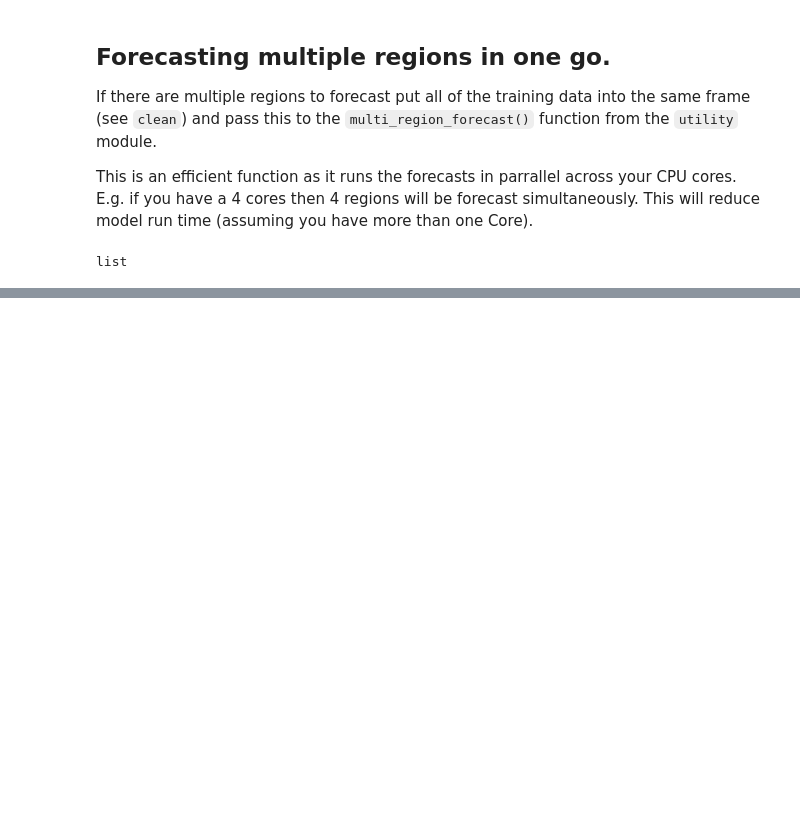
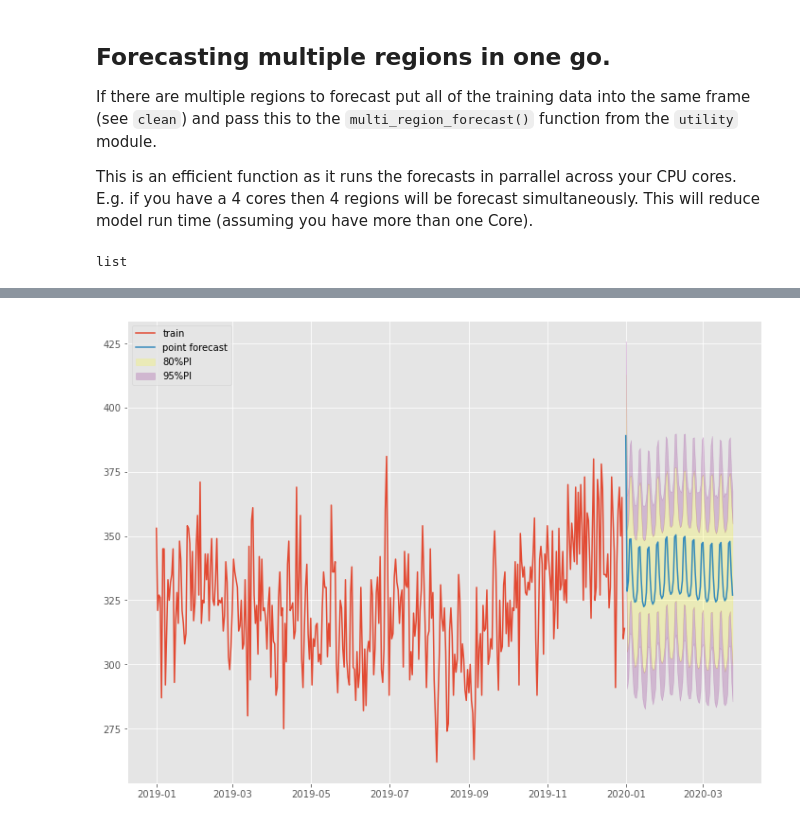
Before and after one commit to TomMonks/swast-forecast-tool, a Jupyter notebook: tutorial.ipynb, the cells around one changed output, grey strips where cells are left out. Drawn from its saved outputs; the diff is of its cells as text; code cells hidden in the pictures; blank space fills up the shorter version.

```diff
--- a/tutorial.ipynb
+++ b/tutorial.ipynb
@@ -164,0 +183,43 @@ forecasts[1]
+# %%
+def forecast_and_plot(y_train, horizon=84):
+
+
+    alphas = [0.05, 0.2]
+
+    forecasts = []
+    for alpha in alphas:
+        result = forecast(y_train, horizon, alpha=alpha)
+        forecasts.append(result)
+
+
+    fig, ax = plt.subplots(1,1, figsize=(12,9))
+    ax.plot(y_train.iloc[-365:])
+    ax.plot(forecasts[0]['yhat'])
+
+    ax.fill_between(forecasts[1].index, forecasts[1]['yhat'], forecasts[1]['yhat_upper80'],
+                        alpha=0.2,
+                        label='80% PI', color='yellow');
+
+    ax.fill_between(forecasts[1].index, forecasts[1]['yhat'], forecasts[1]['yhat_lower_80'],
+                        alpha=0.2,
+                        label='80% PI', color='yellow');
+
+    ax.fill_between(forecasts[0].index, forecasts[1]['yhat_upper80'], forecasts[0]['yhat_upper95'],
+                        alpha=0.2,
+                        label='95% PI', color='purple');
+
+    ax.fill_between(forecasts[0].index, forecasts[1]['yhat_lower_80'], forecasts[0]['yhat_lower_95'],
+                        alpha=0.2,
+                        label='95% PI', color='purple');
+
+
+
+    ax.legend(['train', 'point forecast', '80%PI', '_ignore','_ignore',
+                       '95%PI'], loc=2);
+
+    #ax.plot(forecasts[0]['yhat_upper95'], color='black')
+    #ax.plot(forecasts[0]['yhat_lower_95'], color='black')
+# %%
+forecast_and_plot(clean['Wiltshire'])
+# %% [output]
+[figure, added]
```
Also changed, not shown: parts of 9 cells of this notebook, 3 other files.
